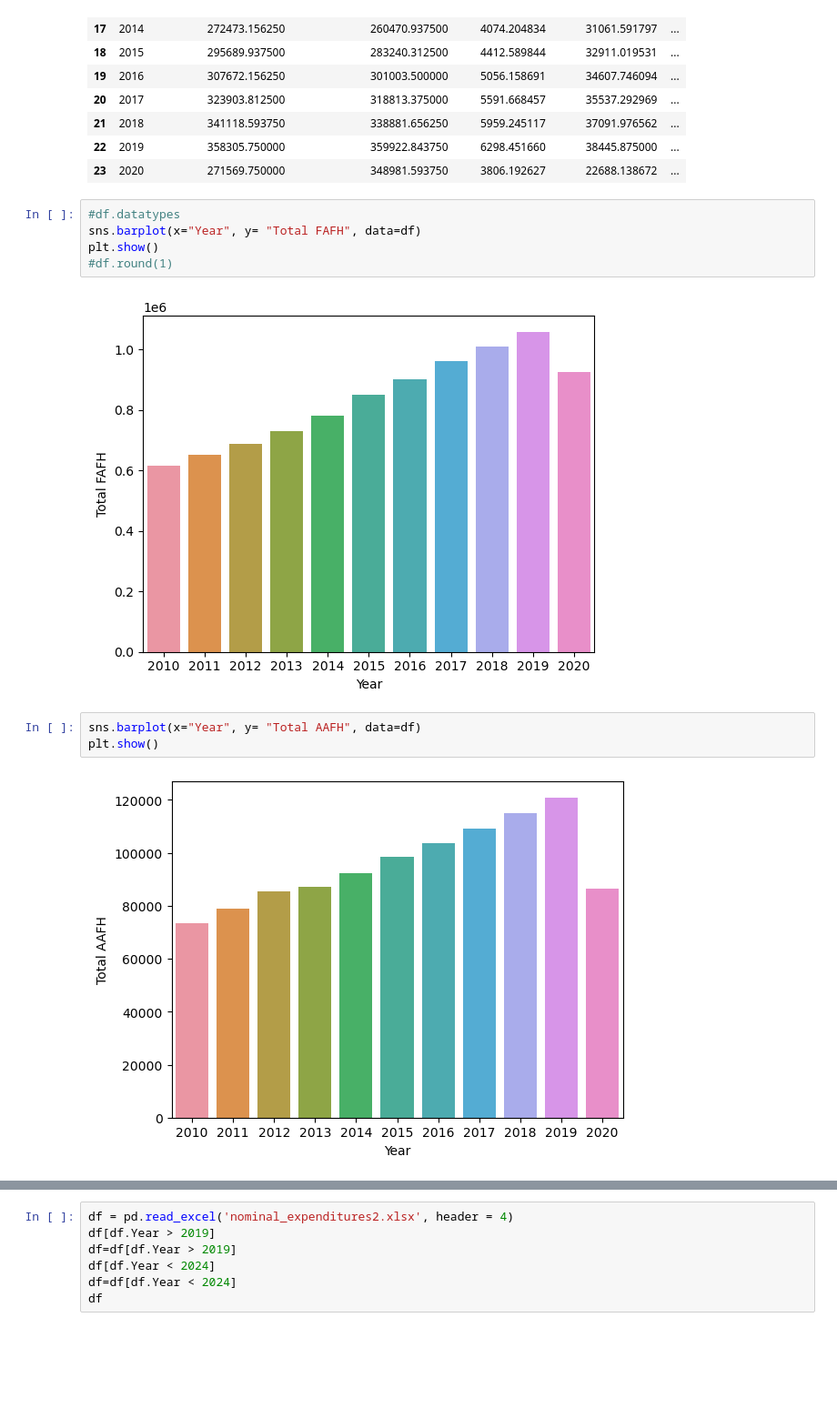
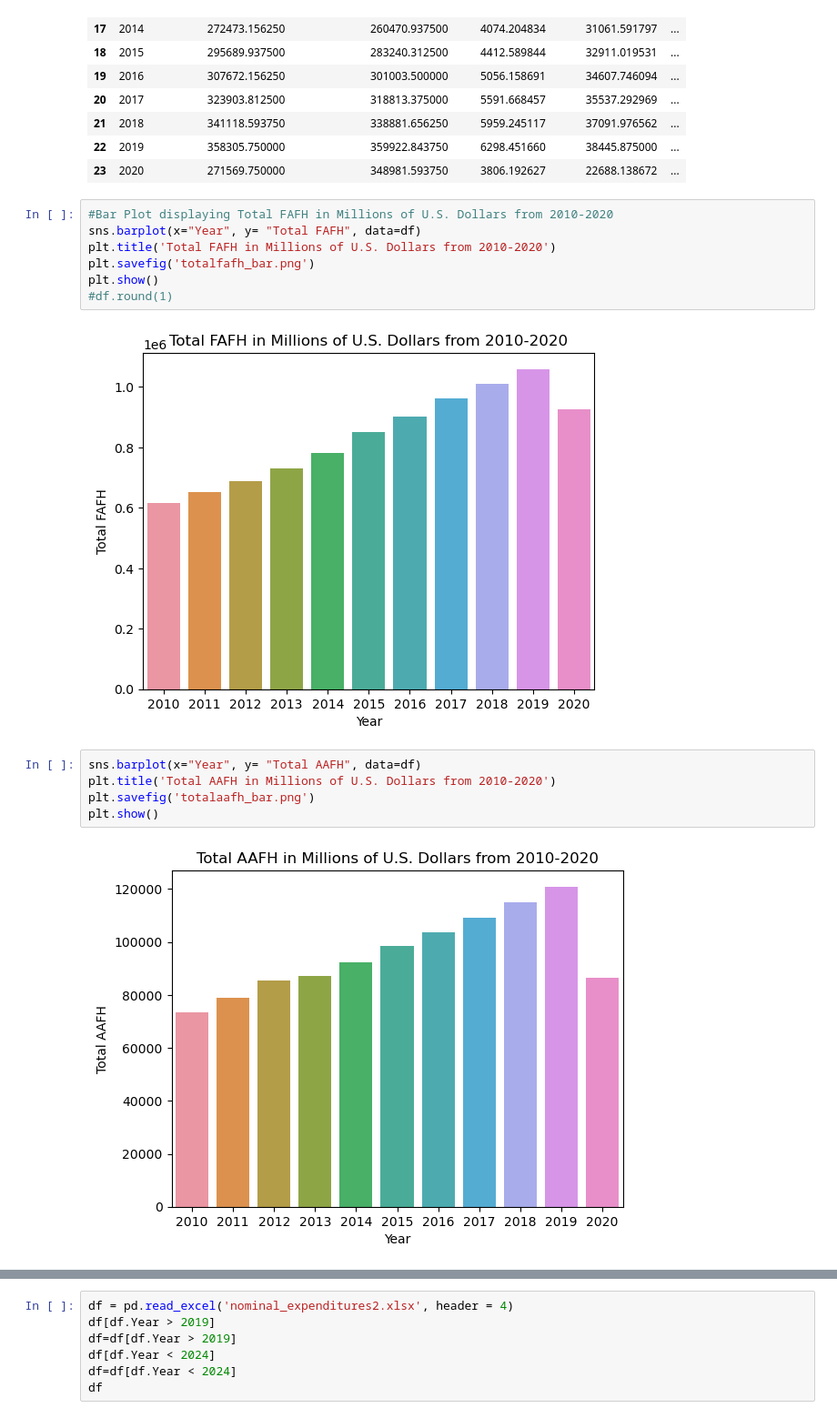
Before and after one commit to bkeffer3098/Project-1, a Jupyter notebook: Resources/FAFH.ipynb, the cells around one changed output, grey strips where cells are left out. Shown: that part at 91% size. Cells and saved outputs as stored; diff of their text form; blank space fills up the shorter version.

```diff
--- a/Resources/FAFH.ipynb
+++ b/Resources/FAFH.ipynb
@@ -26,14 +26,18 @@ df
 | 22 | 2019 | 358305.750000 | 359922.843750 | 6298.451660 | 38445.875000 | ... |
 | 23 | 2020 | 271569.750000 | 348981.593750 | 3806.192627 | 22688.138672 | ... |
 # %%
-#df.datatypes
+#Bar Plot displaying Total FAFH in Millions of U.S. Dollars from 2010-2020
 sns.barplot(x="Year", y= "Total FAFH", data=df)
+plt.title('Total FAFH in Millions of U.S. Dollars from 2010-2020')
+plt.savefig('totalfafh_bar.png')
 plt.show()
 #df.round(1)
 # %% [output]
-[figure, old version]
+[figure, new version]
 # %%
 sns.barplot(x="Year", y= "Total AAFH", data=df)
+plt.title('Total AAFH in Millions of U.S. Dollars from 2010-2020')
+plt.savefig('totalaafh_bar.png')
 plt.show()
 # %% [output]
-[figure, old version]
+[figure, new version]
```
Also changed, not shown: parts of 4 cells of this notebook, 6 other files.
